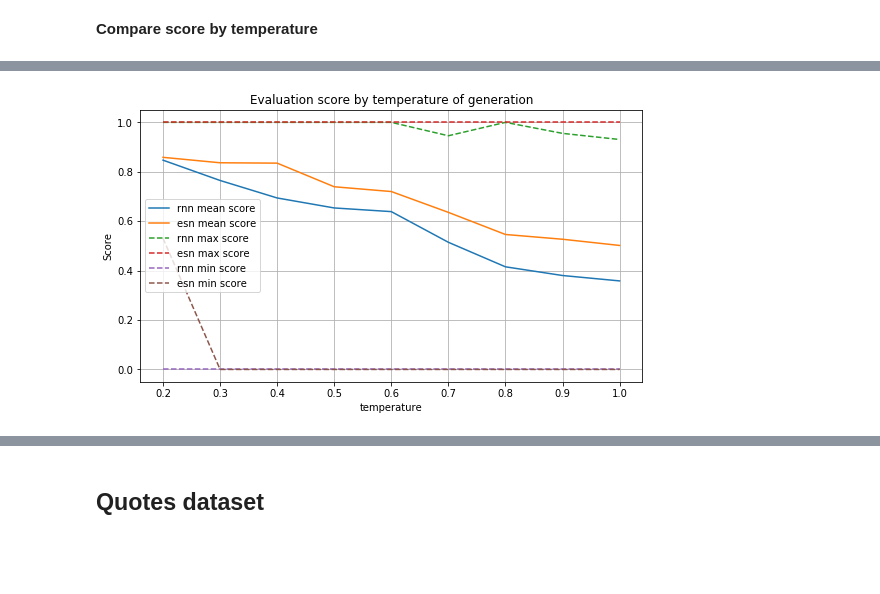
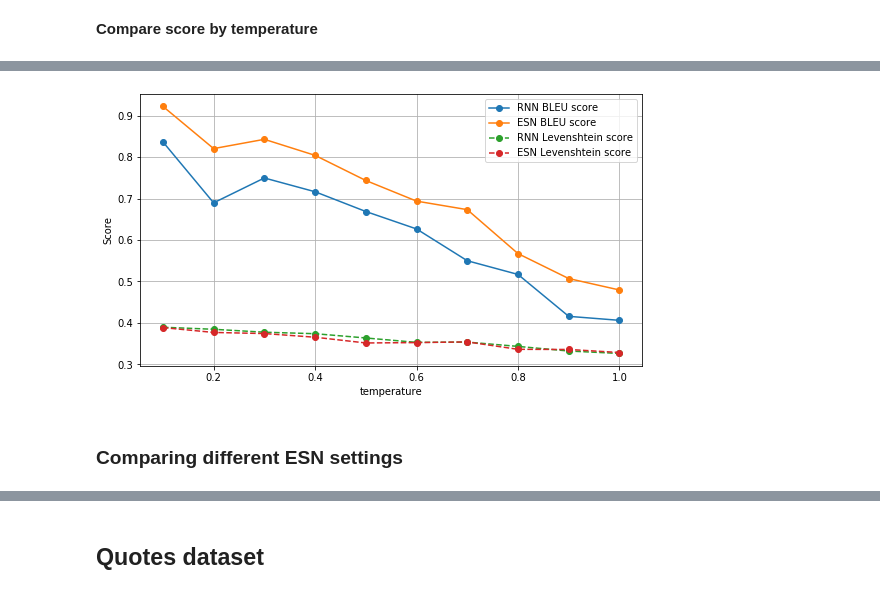
Before and after one commit to VirtualRoyalty/TextGenESN, a Jupyter notebook: TextGenESN.ipynb, the cells around one changed output, grey strips where cells are left out. Saved outputs shown, nothing was run; the diff lists cells and outputs as text; code cells hidden in the pictures; blank space fills up the shorter version.

```diff
--- a/TextGenESN.ipynb
+++ b/TextGenESN.ipynb
@@ -90,9 +82,9 @@ n_in             = len(tokens)
 n_res            = 400
 lin_size         = 64
 leaking_rate     = 0.9
-ro_hidden_layers = 4
+ro_hidden_layers = 1
 spec_radius      = 0.99
-density          = 0.01
+density          = 0.05
 
 
 net = esn.GenESN(n_in=n_in, n_res=n_res , n_out=n_in,
@@ -102,6 +94,7 @@ net = esn.GenESN(n_in=n_in, n_res=n_res , n_out=n_in,
                  lin_size=lin_size,
                  density=density,
                  device=device)
+
 net.to(device)
 print(net)
 # %% [output]
@@ -136,5 +129,6 @@ train.trainESN(net,
                batch_size=batch_size,
                opt=opt,
                lr_scheduler=lr_scheduler,
-               history=history)
+               history=history,
+               legend=False)
 # %% [output]
@@ -290,6 +293,7 @@ def trainRNN(rnn,
                 plt.grid()
                 plt.plot(history, '.-', label='loss')
                 plt.legend()
+                plt.title('The loss function of Vanilla RNN')
                 plt.show()
 
     assert np.mean(history[:10]) > np.mean(history[-10:]), "RNN didn't converge."
@@ -385,4 +389,13 @@ def evaluate_gen(reference, candidates, is_sentence_bleu=False):
             score_lst.append(np.mean([bleu(ref, candidate, smoothing_function=sm_f.method1)
                                       for ref in reference]))
     return score_lst
+
+def evaluate_gen_lev(reference, candidates, is_sentence_bleu=False):
+    sm_f      = SmoothingFunction()
+    min_bleu  = 1
+    score_lst = []
+    for candidate in candidates:
+        score_lst.append(np.mean([ratio(ref, candidate)
+                                      for ref in reference]))
+    return score_lst
 # %%
@@ -462,16 +485,16 @@ Wall time: 51.7 s
 # %%
 plt.figure(figsize=(9,5))
-plt.plot(temperature, rnn_gen_mean_lst, label='rnn mean score')
-plt.plot(temperature, esn_gen_mean_lst, label='esn mean score')
-plt.plot(temperature, rnn_gen_max_lst, '--', label='rnn max score')
-plt.plot(temperature, esn_gen_max_lst, '--', label='esn max score')
-plt.plot(temperature, rnn_gen_min_lst, '--', label='rnn min score')
-plt.plot(temperature, esn_gen_min_lst, '--', label='esn min score')
+plt.plot(temperature, rnn_gen_mean_lst,'o-', label='RNN BLEU score')
+plt.plot(temperature, esn_gen_mean_lst, 'o-',label='ESN BLEU score')
+plt.plot(temperature, rnn_gen_lev_mean_lst,'o--', label='RNN Levenshtein score')
+plt.plot(temperature, esn_gen_lev_mean_lst,'o--', label='ESN Levenshtein score')
 plt.xlabel('temperature')
 plt.ylabel('Score')
-plt.title('Evaluation score by temperature of generation')
+# plt.title('Evaluation score by temperature of generation')
 plt.grid()
 plt.legend()
 pass
 # %% [output]
-[figure, old version]
+[figure, new version]
+# %% [markdown]
+### Comparing different ESN settings
```
Also changed, not shown: parts of 29 cells of this notebook, 5 other files.
